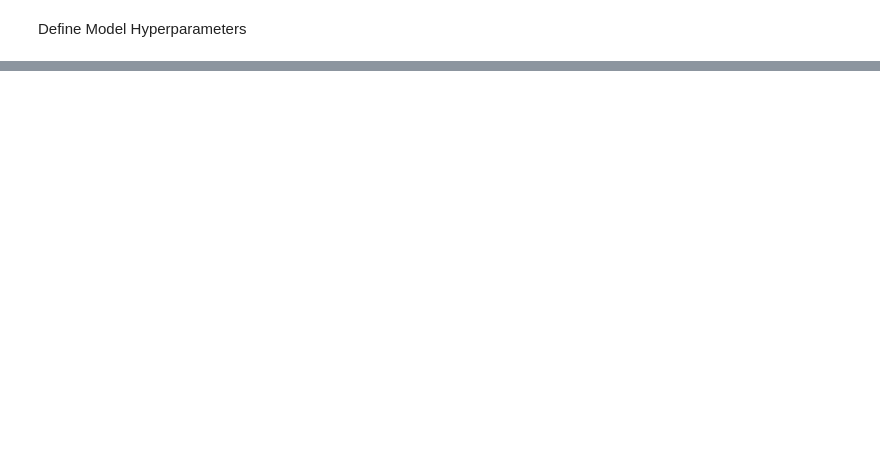
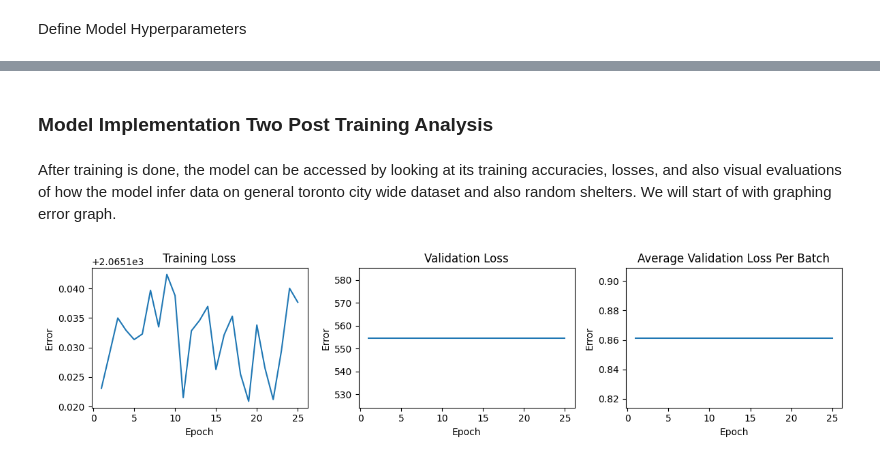
Before and after one commit to Tomasdfgh/RBCs_Borealis_AIs_Shelter_Occupancy_Forecast, a Jupyter notebook: LSTM/[3] Location_Grouping_Multivariate_LSTM.ipynb, the cells around one changed output, grey strips where cells are left out. Cells and saved outputs as stored; diff of their text form; code cells hidden in the pictures; blank space fills up the shorter version.

```diff
--- a/LSTM/[3] Location_Grouping_Multivariate_LSTM.ipynb
+++ b/LSTM/[3] Location_Grouping_Multivariate_LSTM.ipynb
@@ -1076,3 +1083,5 @@ This is the second implementation of the 2 grouping schemas. This implementation
+# %%
+train_loader, test_loader, df_final = time_series_one_hot_converter(iso_data, shel_grouping(cens_index_corr_map[8]).copy(), scaler, n_steps, n_future, train_test_split, batch_size, used_features)
 # %% [markdown]
 Define Model Hyperparameters
 # %%
@@ -1086,0 +1102,3 @@ output_size = n_future
+# %%
+model_2 = LSTM(input_size, hidden_size, num_stacked_layers, output_size)
+optimizer = torch.optim.AdamW(model_2.parameters(), lr = learning_rate)
@@ -1086,0 +1107,2 @@ output_size = n_future
+# %%
+model_2, training_loss, valid_loss, avg_valid_loss = begin_training(model_2, num_epochs, train_loader, test_loader, loss_function, optimizer)
@@ -1086,0 +1127,8 @@ output_size = n_future
+# %% [markdown]
+### Model Implementation Two Post Training Analysis
+# %% [markdown]
+After training is done, the model can be accessed by looking at its training accuracies, losses, and also visual evaluations of how the model infer data on general toronto city wide dataset and also random shelters. We will start of with graphing error graph.
+# %%
+plot_errors(training_loss, valid_loss, avg_valid_loss)
+# %% [output]
+[figure, added]
```
Also changed, not shown: parts of 11 cells of this notebook.
